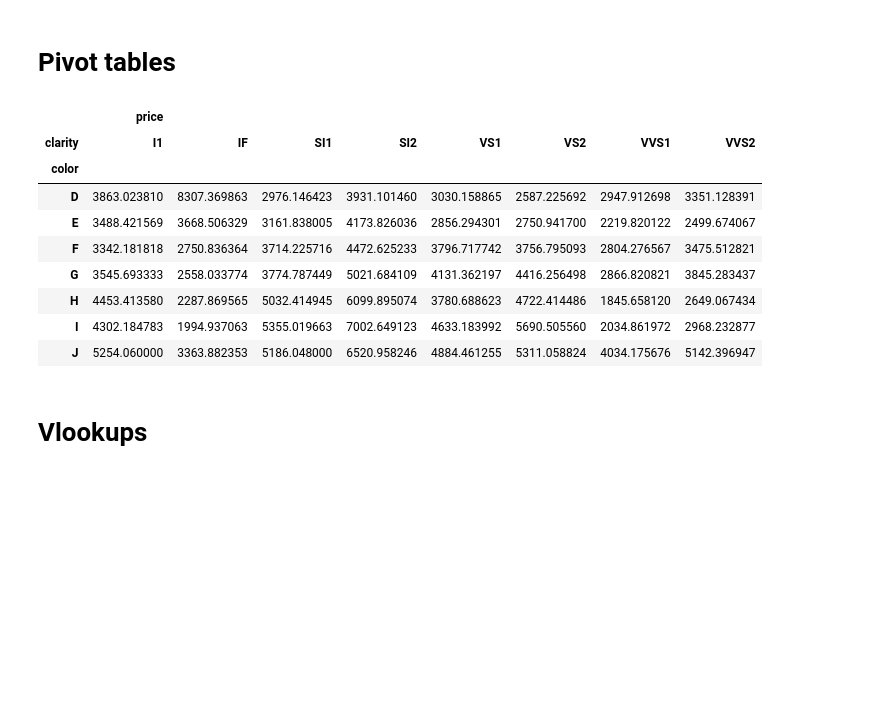
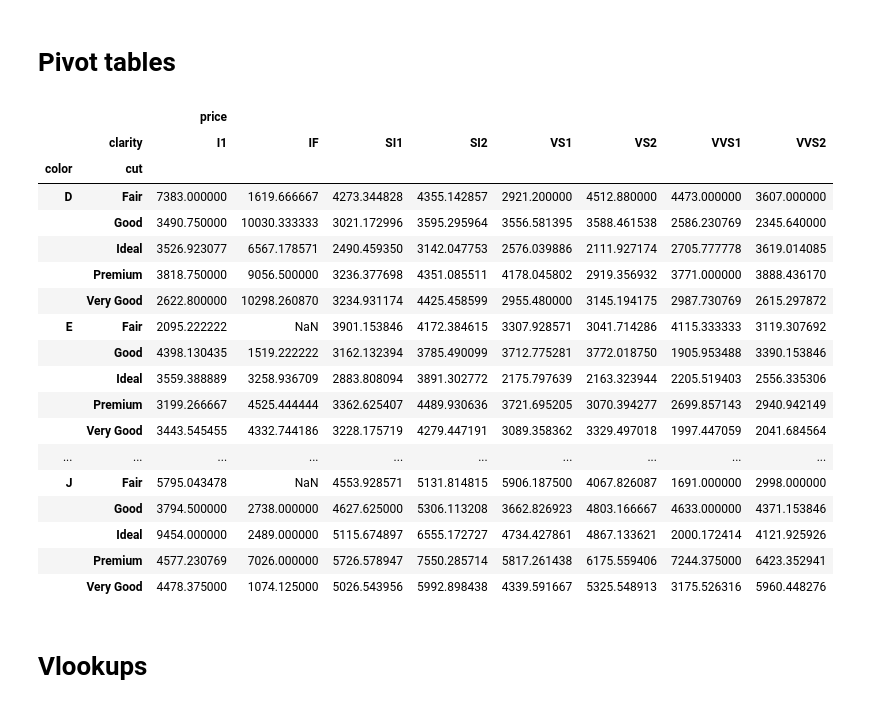
Before and after one commit to araastat/pandasDWDC, a Jupyter notebook: DWDC_Pandas_Talk.ipynb, the cells around one changed output. Saved outputs shown, nothing was run; the diff lists cells and outputs as text; code cells hidden in the pictures; blank space fills up the shorter version.

```diff
--- a/DWDC_Pandas_Talk.ipynb
+++ b/DWDC_Pandas_Talk.ipynb
@@ -124,13 +142,13 @@ diamonds.head()
 # %% [markdown]
 # Creating new columns
 # %%
-diamonds['cubic'] = diamonds['length']*diamonds['width']*diamonds['depth']
+#diamonds['cubic'] = diamonds['length']*diamonds['width']*diamonds['depth']
 # diamonds['cubic'] = diamonds[['length','width','depth']].product(axis=1)
-diamonds['total'] = diamonds.length+diamonds.width+diamonds.depth
+#diamonds['total'] = diamonds.length+diamonds.width+diamonds.depth
 # diamonds['total'] = diamonds[['length','width','depth']].sum(axis=1)
 #
-# diamonds.assign(cubic = diamonds[['length','width','depth']].product(axis=1),
-#    total=diamonds[['length','width','depth']].sum(axis=1))
+diamonds.assign(cubic = diamonds[['length','width','depth']].product(axis=1),
+   total=diamonds[['length','width','depth']].sum(axis=1))
 
 diamonds.head()
 # %% [output]
@@ -339,22 +369,31 @@ Summary.head()
 # %% [markdown]
 # Pivot tables
 # %%
-PT = pd.pivot_table(diamonds[['color','clarity','price']],
-                    index='color',
+PT = pd.pivot_table(diamonds[['color','cut','clarity','price']],
+                    index=['color','cut'],
                     columns = 'clarity',
                     aggfunc = np.mean)
 PT
 # %% [output]
-|  | price |  |  |  |  |  |  |  |
-| clarity | I1 | IF | SI1 | SI2 | VS1 | VS2 | VVS1 | VVS2 |
-| color |  |  |  |  |  |  |  |  |
-| D | 3863.023810 | 8307.369863 | 2976.146423 | 3931.101460 | 3030.158865 | 2587.225692 | 2947.912698 | 3351.128391 |
-| E | 3488.421569 | 3668.506329 | 3161.838005 | 4173.826036 | 2856.294301 | 2750.941700 | 2219.820122 | 2499.674067 |
-| F | 3342.181818 | 2750.836364 | 3714.225716 | 4472.625233 | 3796.717742 | 3756.795093 | 2804.276567 | 3475.512821 |
-| G | 3545.693333 | 2558.033774 | 3774.787449 | 5021.684109 | 4131.362197 | 4416.256498 | 2866.820821 | 3845.283437 |
-| H | 4453.413580 | 2287.869565 | 5032.414945 | 6099.895074 | 3780.688623 | 4722.414486 | 1845.658120 | 2649.067434 |
-| I | 4302.184783 | 1994.937063 | 5355.019663 | 7002.649123 | 4633.183992 | 5690.505560 | 2034.861972 | 2968.232877 |
-| J | 5254.060000 | 3363.882353 | 5186.048000 | 6520.958246 | 4884.461255 | 5311.058824 | 4034.175676 | 5142.396947 |
+|  |  | price |  |  |  |  |  |  |  |
+|  | clarity | I1 | IF | SI1 | SI2 | VS1 | VS2 | VVS1 | VVS2 |
+| color | cut |  |  |  |  |  |  |  |  |
+| D | Fair | 7383.000000 | 1619.666667 | 4273.344828 | 4355.142857 | 2921.200000 | 4512.880000 | 4473.000000 | 3607.000000 |
+|  | Good | 3490.750000 | 10030.333333 | 3021.172996 | 3595.295964 | 3556.581395 | 3588.461538 | 2586.230769 | 2345.640000 |
+|  | Ideal | 3526.923077 | 6567.178571 | 2490.459350 | 3142.047753 | 2576.039886 | 2111.927174 | 2705.777778 | 3619.014085 |
+|  | Premium | 3818.750000 | 9056.500000 | 3236.377698 | 4351.085511 | 4178.045802 | 2919.356932 | 3771.000000 | 3888.436170 |
+|  | Very Good | 2622.800000 | 10298.260870 | 3234.931174 | 4425.458599 | 2955.480000 | 3145.194175 | 2987.730769 | 2615.297872 |
+| E | Fair | 2095.222222 | NaN | 3901.153846 | 4172.384615 | 3307.928571 | 3041.714286 | 4115.333333 | 3119.307692 |
+|  | Good | 4398.130435 | 1519.222222 | 3162.132394 | 3785.490099 | 3712.775281 | 3772.018750 | 1905.953488 | 3390.153846 |
+|  | Ideal | 3559.388889 | 3258.936709 | 2883.808094 | 3891.302772 | 2175.797639 | 2163.323944 | 2205.519403 | 2556.335306 |
+|  | Premium | 3199.266667 | 4525.444444 | 3362.625407 | 4489.930636 | 3721.695205 | 3070.394277 | 2699.857143 | 2940.942149 |
+|  | Very Good | 3443.545455 | 4332.744186 | 3228.175719 | 4279.447191 | 3089.358362 | 3329.497018 | 1997.447059 | 2041.684564 |
+| ... | ... | ... | ... | ... | ... | ... | ... | ... | ... |
+| J | Fair | 5795.043478 | NaN | 4553.928571 | 5131.814815 | 5906.187500 | 4067.826087 | 1691.000000 | 2998.000000 |
+|  | Good | 3794.500000 | 2738.000000 | 4627.625000 | 5306.113208 | 3662.826923 | 4803.166667 | 4633.000000 | 4371.153846 |
+|  | Ideal | 9454.000000 | 2489.000000 | 5115.674897 | 6555.172727 | 4734.427861 | 4867.133621 | 2000.172414 | 4121.925926 |
+|  | Premium | 4577.230769 | 7026.000000 | 5726.578947 | 7550.285714 | 5817.261438 | 6175.559406 | 7244.375000 | 6423.352941 |
+|  | Very Good | 4478.375000 | 1074.125000 | 5026.543956 | 5992.898438 | 4339.591667 | 5325.548913 | 3175.526316 | 5960.448276 |
 # %% [markdown]
 # Vlookups
 # %%
```
Also changed, not shown: parts of 19 cells of this notebook.
